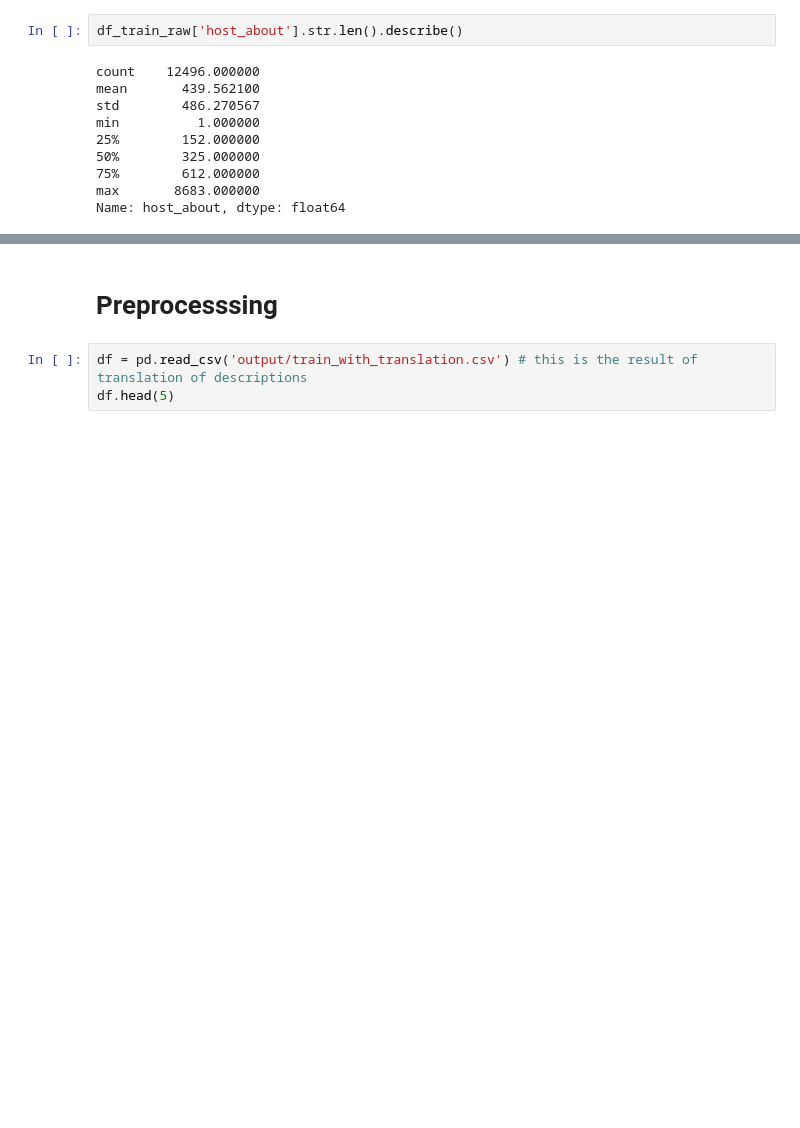
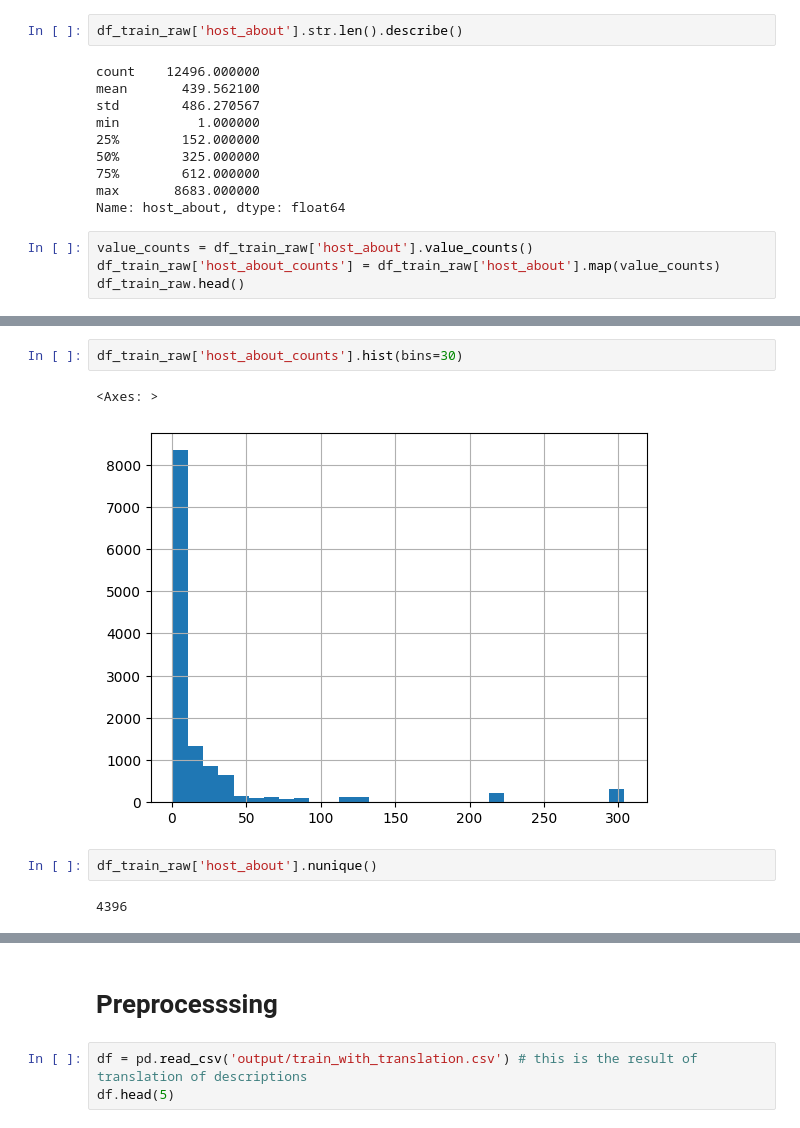
Before and after one commit to iryna-savchuk/TM_project, a Jupyter notebook: Analogue Lab 1 (Text cleaning, BoW, KNN, RF, XGBoost).ipynb, the cells around one changed output, grey strips where cells are left out. Drawn from its saved outputs; the diff is of its cells as text; blank space fills up the shorter version.

```diff
--- a/Analogue Lab 1 (Text cleaning, BoW, KNN, RF, XGBoost).ipynb
+++ b/Analogue Lab 1 (Text cleaning, BoW, KNN, RF, XGBoost).ipynb
@@ -92,3 +92,7 @@ min          1.000000
 75%        612.000000
 max       8683.000000
 Name: host_about, dtype: float64
+# %%
+value_counts = df_train_raw['host_about'].value_counts()
+df_train_raw['host_about_counts'] = df_train_raw['host_about'].map(value_counts)
+df_train_raw.head()
@@ -94,0 +106,9 @@ Name: host_about, dtype: float64
+# %%
+df_train_raw['host_about_counts'].hist(bins=30)
+# %% [output]
+<Axes: >
+[figure, added]
+# %%
+df_train_raw['host_about'].nunique()
+# %% [output]
+4396
```
Also changed, not shown: parts of 6 cells of this notebook, 1 other file.
